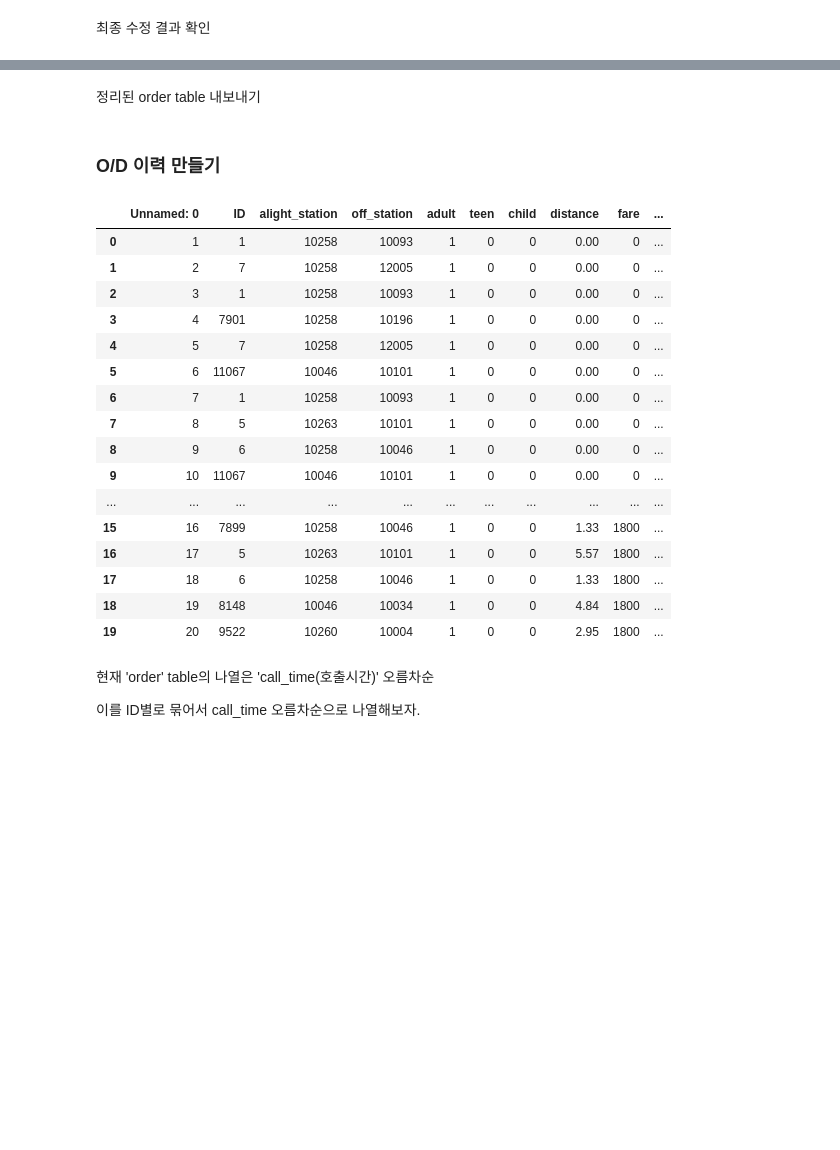
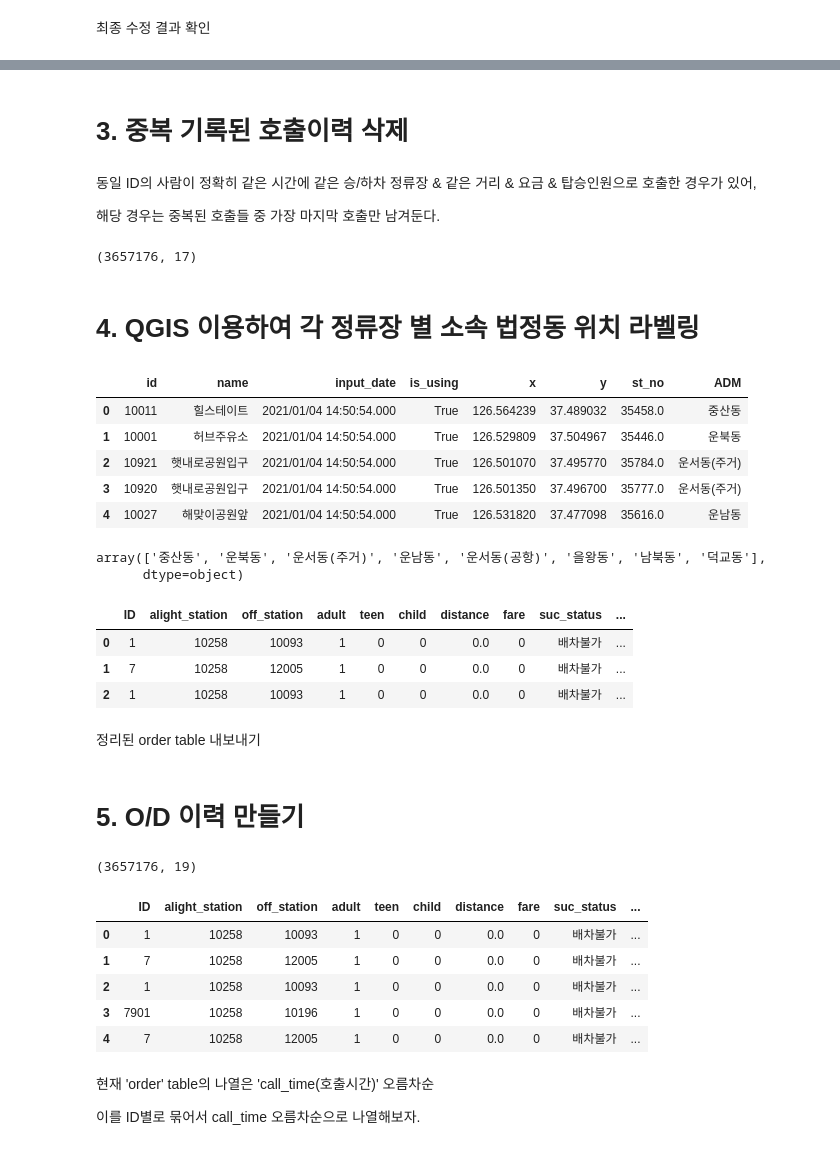
Before and after one commit to green-jade/iMOD-analysis, a Jupyter notebook: Data_Cleaning.ipynb, the cells around one changed output, grey strips where cells are left out. Drawn from its saved outputs; the diff is of its cells as text; code cells hidden in the pictures; blank space fills up the shorter version.

```diff
--- a/Data_Cleaning.ipynb
+++ b/Data_Cleaning.ipynb
@@ -239,3 +232,9 @@ Name: suc_status, dtype: int64
 관리자 취소        144
 탑승권생성실패        10
 Name: suc_status_d, dtype: int64
+# %% [markdown]
+# 3. 중복 기록된 호출이력 삭제
+# %% [markdown]
+동일 ID의 사람이 정확히 같은 시간에 같은 승/하차 정류장 & 같은 거리 & 요금 & 탑승인원으로 호출한 경우가 있어,
+
+해당 경우는 중복된 호출들 중 가장 마지막 호출만 남겨둔다.
@@ -241,0 +243,21 @@ Name: suc_status_d, dtype: int64
+# %%
+order_list.shape
+# %% [output]
+(3657176, 17)
+# %% [markdown]
+# 4. QGIS 이용하여 각 정류장 별 소속 법정동 위치 라벨링
+# %%
+station_adm = pd.read_csv("C:/Users/happy/Desktop/project/data/station_list_ADM.csv")
+station_adm.head()
+# %% [output]
+|  | id | name | input_date | is_using | x | y | st_no | ADM |
+| 0 | 10011 | 힐스테이트 | 2021/01/04 14:50:54.000 | True | 126.564239 | 37.489032 | 35458.0 | 중산동 |
+| 1 | 10001 | 허브주유소 | 2021/01/04 14:50:54.000 | True | 126.529809 | 37.504967 | 35446.0 | 운북동 |
+| 2 | 10921 | 햇내로공원입구 | 2021/01/04 14:50:54.000 | True | 126.501070 | 37.495770 | 35784.0 | 운서동(주거) |
+| 3 | 10920 | 햇내로공원입구 | 2021/01/04 14:50:54.000 | True | 126.501350 | 37.496700 | 35777.0 | 운서동(주거) |
+| 4 | 10027 | 해맞이공원앞 | 2021/01/04 14:50:54.000 | True | 126.531820 | 37.477098 | 35616.0 | 운남동 |
+# %%
+station_adm['ADM'].unique()
+# %% [output]
+array(['중산동', '운북동', '운서동(주거)', '운남동', '운서동(공항)', '을왕동', '남북동', '덕교동'],
+      dtype=object)
@@ -242,8 +269,17 @@ Name: suc_status_d, dtype: int64
+# %%
+order_list = order_list.merge(station_adm, how = 'left', left_on= 'off_station', right_on = 'id')
+order_list = order_list.drop(columns = ['id'], axis=1).rename(columns = {"ADM":"off_adm"})
+order_list.head(3)
+# %% [output]
+|  | ID | alight_station | off_station | adult | teen | child | distance | fare | suc_status | ... |
+| 0 | 1 | 10258 | 10093 | 1 | 0 | 0 | 0.0 | 0 | 배차불가 | ... |
+| 1 | 7 | 10258 | 12005 | 1 | 0 | 0 | 0.0 | 0 | 배차불가 | ... |
+| 2 | 1 | 10258 | 10093 | 1 | 0 | 0 | 0.0 | 0 | 배차불가 | ... |
 # %% [markdown]
 정리된 order table 내보내기
 # %%
 order_list.to_csv('C:/Users/happy/Desktop/project/data/order.csv')
 # %% [markdown]
-### O/D  이력 만들기
+# 5. O/D  이력 만들기
 # %%
 order = pd.read_csv('C:/Users/happy/Desktop/project/data/order.csv')
@@ -250,20 +287,13 @@ order = pd.read_csv('C:/Users/happy/Desktop/project/data/order.csv')
+# %%
+order.shape
+# %% [output]
+(3657176, 19)
 # %%
-order.head(20)
+order.head(5)
 # %% [output]
-|  | Unnamed: 0 | ID | alight_station | off_station | adult | teen | child | distance | fare | ... |
-| 0 | 1 | 1 | 10258 | 10093 | 1 | 0 | 0 | 0.00 | 0 | ... |
-| 1 | 2 | 7 | 10258 | 12005 | 1 | 0 | 0 | 0.00 | 0 | ... |
-| 2 | 3 | 1 | 10258 | 10093 | 1 | 0 | 0 | 0.00 | 0 | ... |
-| 3 | 4 | 7901 | 10258 | 10196 | 1 | 0 | 0 | 0.00 | 0 | ... |
-| 4 | 5 | 7 | 10258 | 12005 | 1 | 0 | 0 | 0.00 | 0 | ... |
-| 5 | 6 | 11067 | 10046 | 10101 | 1 | 0 | 0 | 0.00 | 0 | ... |
-| 6 | 7 | 1 | 10258 | 10093 | 1 | 0 | 0 | 0.00 | 0 | ... |
-| 7 | 8 | 5 | 10263 | 10101 | 1 | 0 | 0 | 0.00 | 0 | ... |
-| 8 | 9 | 6 | 10258 | 10046 | 1 | 0 | 0 | 0.00 | 0 | ... |
-| 9 | 10 | 11067 | 10046 | 10101 | 1 | 0 | 0 | 0.00 | 0 | ... |
-| ... | ... | ... | ... | ... | ... | ... | ... | ... | ... | ... |
-| 15 | 16 | 7899 | 10258 | 10046 | 1 | 0 | 0 | 1.33 | 1800 | ... |
-| 16 | 17 | 5 | 10263 | 10101 | 1 | 0 | 0 | 5.57 | 1800 | ... |
-| 17 | 18 | 6 | 10258 | 10046 | 1 | 0 | 0 | 1.33 | 1800 | ... |
-| 18 | 19 | 8148 | 10046 | 10034 | 1 | 0 | 0 | 4.84 | 1800 | ... |
-| 19 | 20 | 9522 | 10260 | 10004 | 1 | 0 | 0 | 2.95 | 1800 | ... |
+|  | ID | alight_station | off_station | adult | teen | child | distance | fare | suc_status | ... |
+| 0 | 1 | 10258 | 10093 | 1 | 0 | 0 | 0.0 | 0 | 배차불가 | ... |
+| 1 | 7 | 10258 | 12005 | 1 | 0 | 0 | 0.0 | 0 | 배차불가 | ... |
+| 2 | 1 | 10258 | 10093 | 1 | 0 | 0 | 0.0 | 0 | 배차불가 | ... |
+| 3 | 7901 | 10258 | 10196 | 1 | 0 | 0 | 0.0 | 0 | 배차불가 | ... |
+| 4 | 7 | 10258 | 12005 | 1 | 0 | 0 | 0.0 | 0 | 배차불가 | ... |
```
Also changed, not shown: parts of 34 cells of this notebook.
